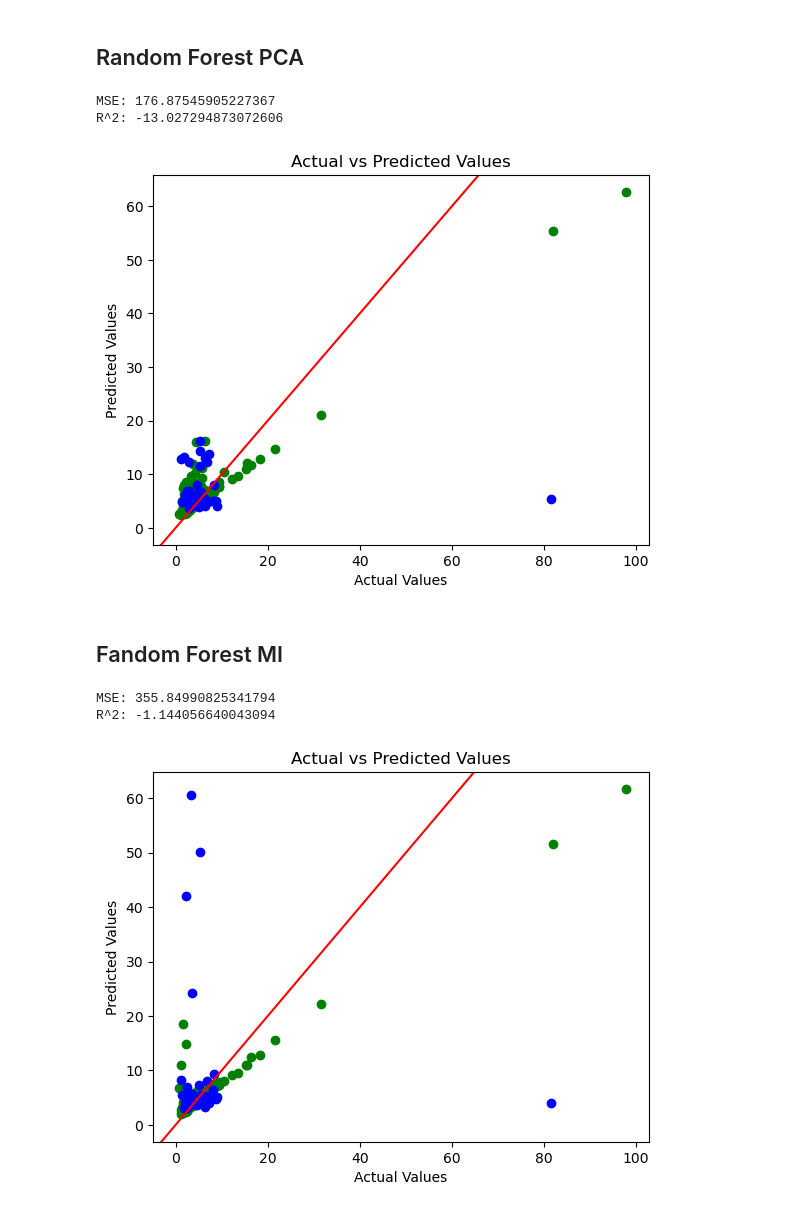
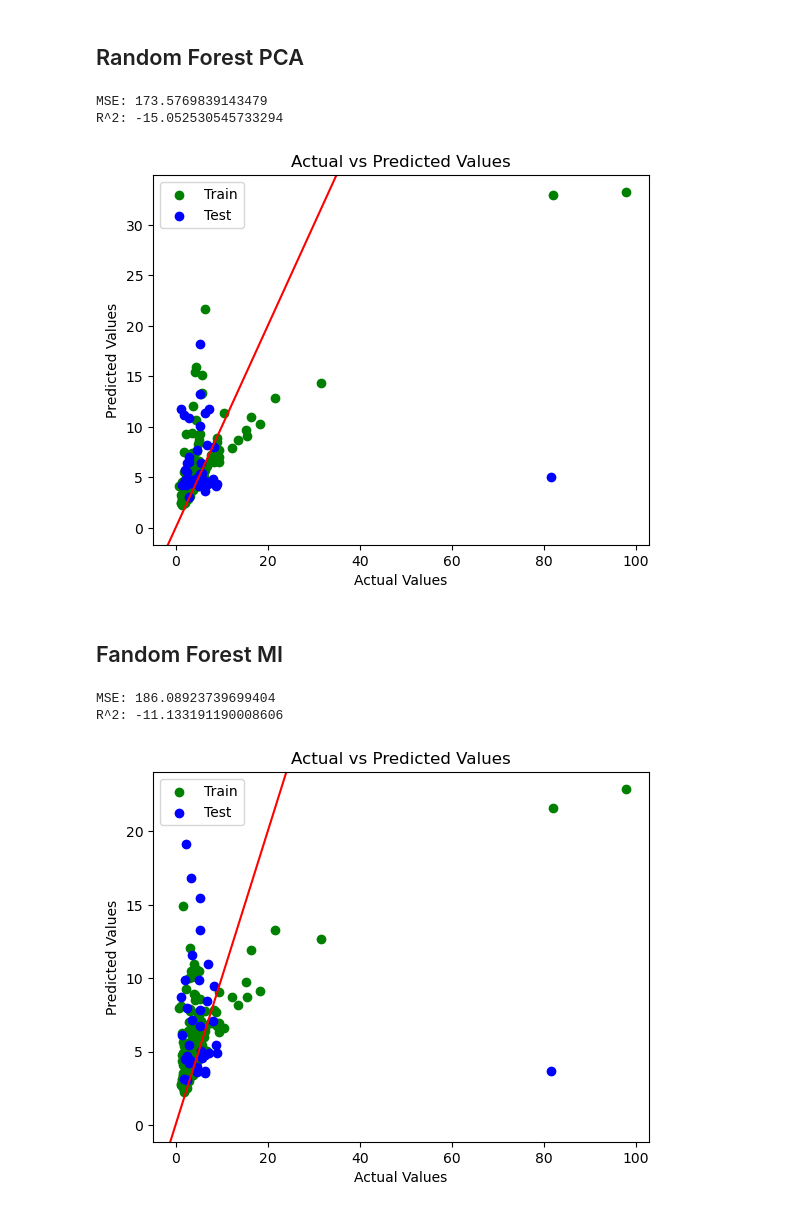
Before and after one commit to tylersmed/LCA_Machine_Learning, a Jupyter notebook: recreating-paper/random_forest_model.ipynb, the cells around one changed output. Drawn from its saved outputs; the diff is of its cells as text; code cells hidden in the pictures.

```diff
--- a/recreating-paper/random_forest_model.ipynb
+++ b/recreating-paper/random_forest_model.ipynb
@@ -22,7 +22,7 @@ X_full = full_df.drop(['GWP'], axis=1)
 y_full = full_df['GWP']
 X_full_train, X_full_test, y_full_train, y_full_test = train_test_split(X_full, y_full, test_size=0.2, random_state=21)
 # %%
-rf = RandomForestRegressor(n_estimators = 300, criterion='poisson')
+rf = RandomForestRegressor(min_samples_leaf=3, min_samples_split=3)
 
 rf.fit(X_full_train, y_full_train)
 full_pred = rf.predict(X_full_test)
@@ -58,18 +59,19 @@ pca_pred_train = rf.predict(X_pca_train)
 print("MSE:", mean_squared_error(pca_pred, y_pca_test))
 print("R^2:", r2_score(pca_pred, y_pca_test))
 # %% [output]
-MSE: 176.87545905227367
-R^2: -13.027294873072606
+MSE: 173.5769839143479
+R^2: -15.052530545733294
 # %%
 plt.scatter(y_pca_train, pca_pred_train, color='green')
 plt.scatter(y_pca_test, pca_pred, color='blue')
+plt.legend(['Train', 'Test'])
 plt.axline([0, 0], [1, 1], color='red')
 plt.xlabel('Actual Values')
 plt.ylabel('Predicted Values')
 plt.title('Actual vs Predicted Values')
 plt.show()
 # %% [output]
-[figure, old version]
+[figure, new version]
 # %% [markdown]
 ## Fandom Forest MI
 # %%
@@ -84,15 +86,16 @@ mi_pred_train = rf.predict(X_mi_train)
 print("MSE:", mean_squared_error(mi_pred, y_mi_test))
 print("R^2:", r2_score(mi_pred, y_mi_test))
 # %% [output]
-MSE: 355.84990825341794
-R^2: -1.144056640043094
+MSE: 186.08923739699404
+R^2: -11.133191190008606
 # %%
 plt.scatter(y_mi_train, mi_pred_train, color='green')
 plt.scatter(y_mi_test, mi_pred, color='blue')
+plt.legend(['Train', 'Test'])
 plt.axline([0, 0], [1, 1], color='red')
 plt.xlabel('Actual Values')
 plt.ylabel('Predicted Values')
 plt.title('Actual vs Predicted Values')
 plt.show()
 # %% [output]
-[figure, old version]
+[figure, new version]
```
Also changed, not shown: parts of 2 cells of this notebook, 3 other files.
